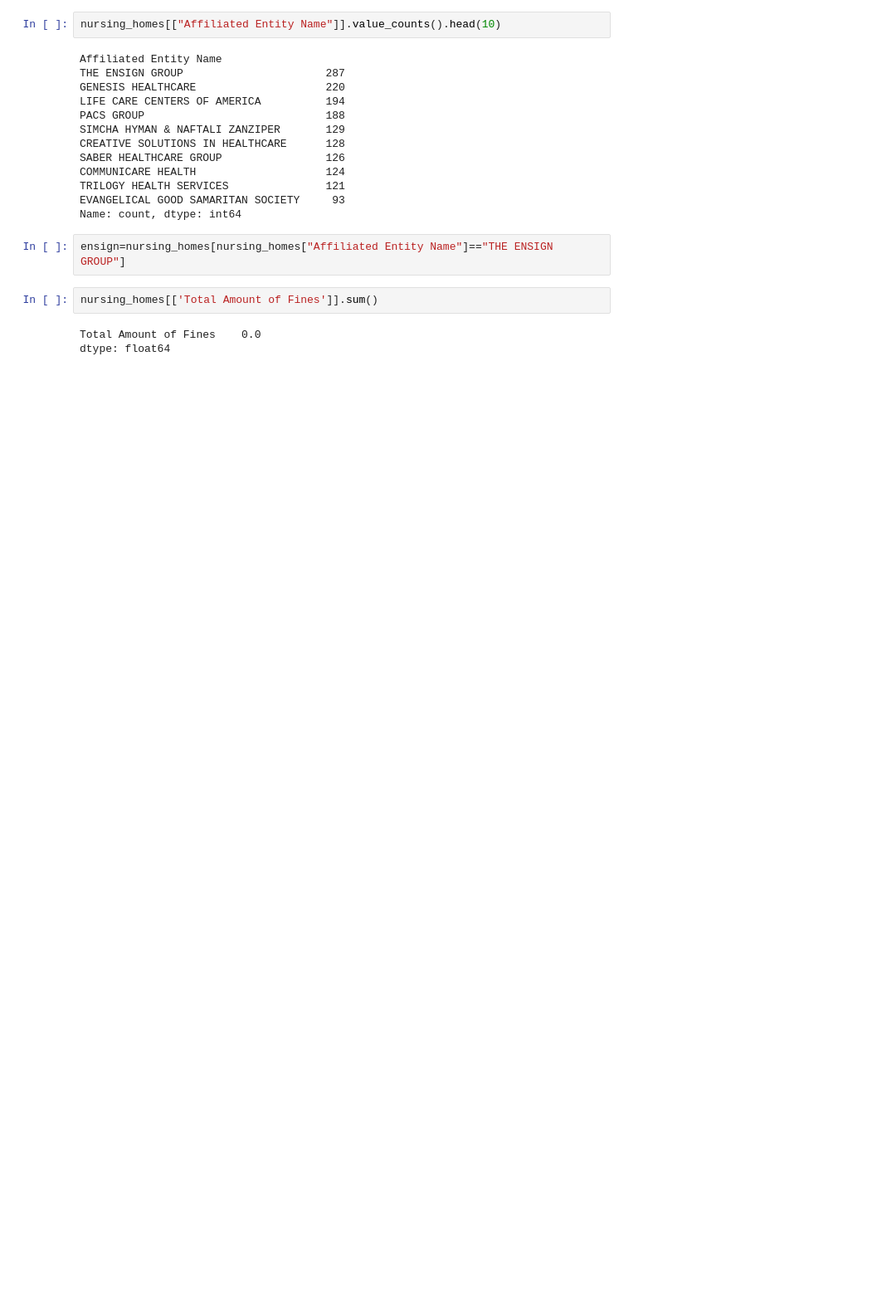
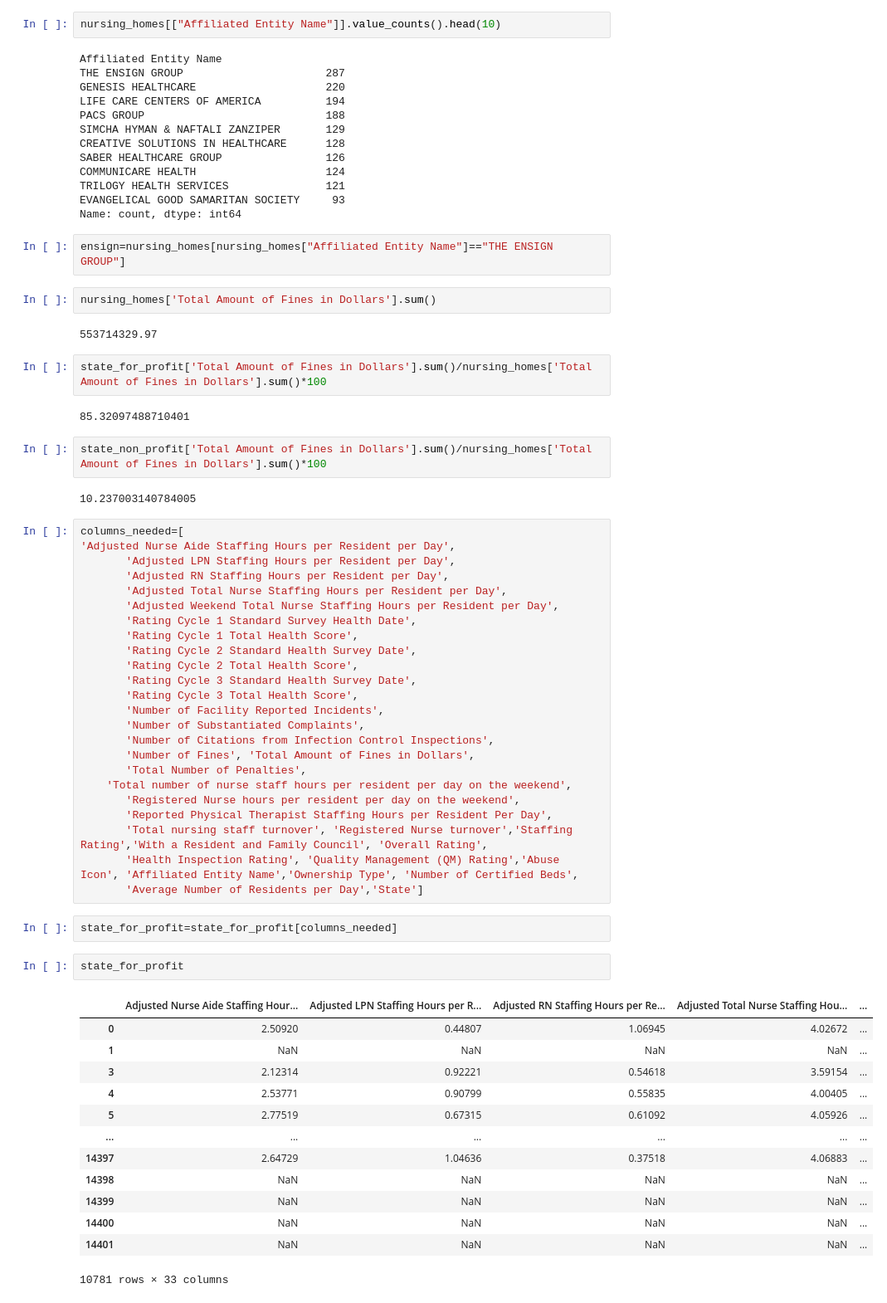
Before and after one commit to ebestford/Nursing_Homes_US, a Jupyter notebook: notebook/Elizabeth Bestford Python Capstone.ipynb, the cells around one changed output. Shown: that part at 83% size. Cells and saved outputs as stored; diff of their text form; blank space fills up the shorter version.

```diff
--- a/notebook/Elizabeth Bestford Python Capstone.ipynb
+++ b/notebook/Elizabeth Bestford Python Capstone.ipynb
@@ -454,7 +470,56 @@ Name: count, dtype: int64
 # %%
 ensign=nursing_homes[nursing_homes["Affiliated Entity Name"]=="THE ENSIGN GROUP"]
 # %%
-nursing_homes[['Total Amount of Fines']].sum()
+nursing_homes['Total Amount of Fines in Dollars'].sum()
 # %% [output]
-Total Amount of Fines    0.0
-dtype: float64
+553714329.97
+# %%
+state_for_profit['Total Amount of Fines in Dollars'].sum()/nursing_homes['Total Amount of Fines in Dollars'].sum()*100
+# %% [output]
+85.32097488710401
+# %%
+state_non_profit['Total Amount of Fines in Dollars'].sum()/nursing_homes['Total Amount of Fines in Dollars'].sum()*100
+# %% [output]
+10.237003140784005
+# %%
+columns_needed=[
+'Adjusted Nurse Aide Staffing Hours per Resident per Day',
+       'Adjusted LPN Staffing Hours per Resident per Day',
+       'Adjusted RN Staffing Hours per Resident per Day',
+       'Adjusted Total Nurse Staffing Hours per Resident per Day',
+       'Adjusted Weekend Total Nurse Staffing Hours per Resident per Day',
+       'Rating Cycle 1 Standard Survey Health Date',
+       'Rating Cycle 1 Total Health Score',
+       'Rating Cycle 2 Standard Health Survey Date',
+       'Rating Cycle 2 Total Health Score',
+       'Rating Cycle 3 Standard Health Survey Date',
+       'Rating Cycle 3 Total Health Score',
+       'Number of Facility Reported Incidents',
+       'Number of Substantiated Complaints',
+       'Number of Citations from Infection Control Inspections',
+       'Number of Fines', 'Total Amount of Fines in Dollars',
+       'Total Number of Penalties',
+    'Total number of nurse staff hours per resident per day on the weekend',
+       'Registered Nurse hours per resident per day on the weekend',
+       'Reported Physical Therapist Staffing Hours per Resident Per Day',
+       'Total nursing staff turnover', 'Registered Nurse turnover','Staffing Rating','With a Resident and Family Council', 'Overall Rating',
+       'Health Inspection Rating', 'Quality Management (QM) Rating','Abuse Icon', 'Affiliated Entity Name','Ownership Type', 'Number of Certified Beds',
+       'Average Number of Residents per Day','State']
+# %%
+state_for_profit=state_for_profit[columns_needed]
+# %%
+state_for_profit
+# %% [output]
+|  | Adjusted Nurse Aide Staffing Hour... | Adjusted LPN Staffing Hours per R... | Adjusted RN Staffing Hours per Re... | Adjusted Total Nurse Staffing Hou... | ... |
+| 0 | 2.50920 | 0.44807 | 1.06945 | 4.02672 | ... |
+| 1 | NaN | NaN | NaN | NaN | ... |
+| 3 | 2.12314 | 0.92221 | 0.54618 | 3.59154 | ... |
+| 4 | 2.53771 | 0.90799 | 0.55835 | 4.00405 | ... |
+| 5 | 2.77519 | 0.67315 | 0.61092 | 4.05926 | ... |
+| ... | ... | ... | ... | ... | ... |
+| 14397 | 2.64729 | 1.04636 | 0.37518 | 4.06883 | ... |
+| 14398 | NaN | NaN | NaN | NaN | ... |
+| 14399 | NaN | NaN | NaN | NaN | ... |
+| 14400 | NaN | NaN | NaN | NaN | ... |
+| 14401 | NaN | NaN | NaN | NaN | ... |
+10781 rows × 33 columns
```
Also changed, not shown: parts of 24 cells of this notebook.
